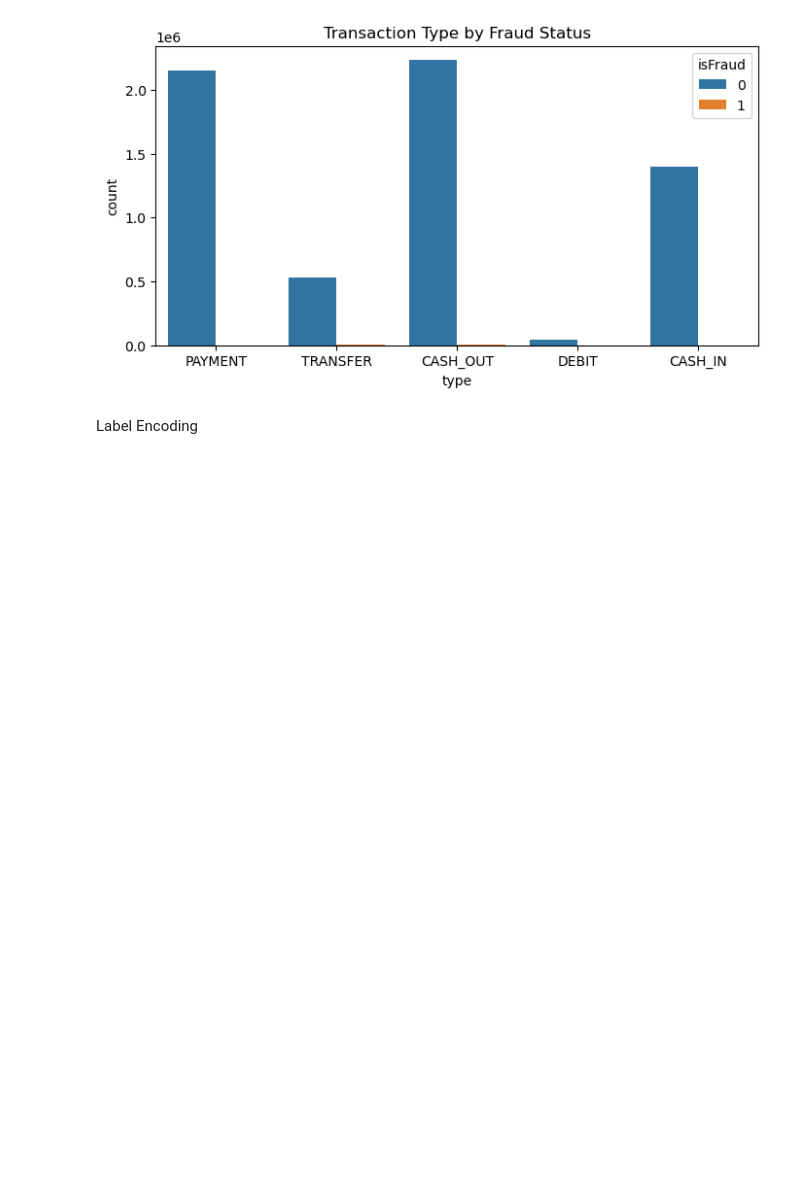
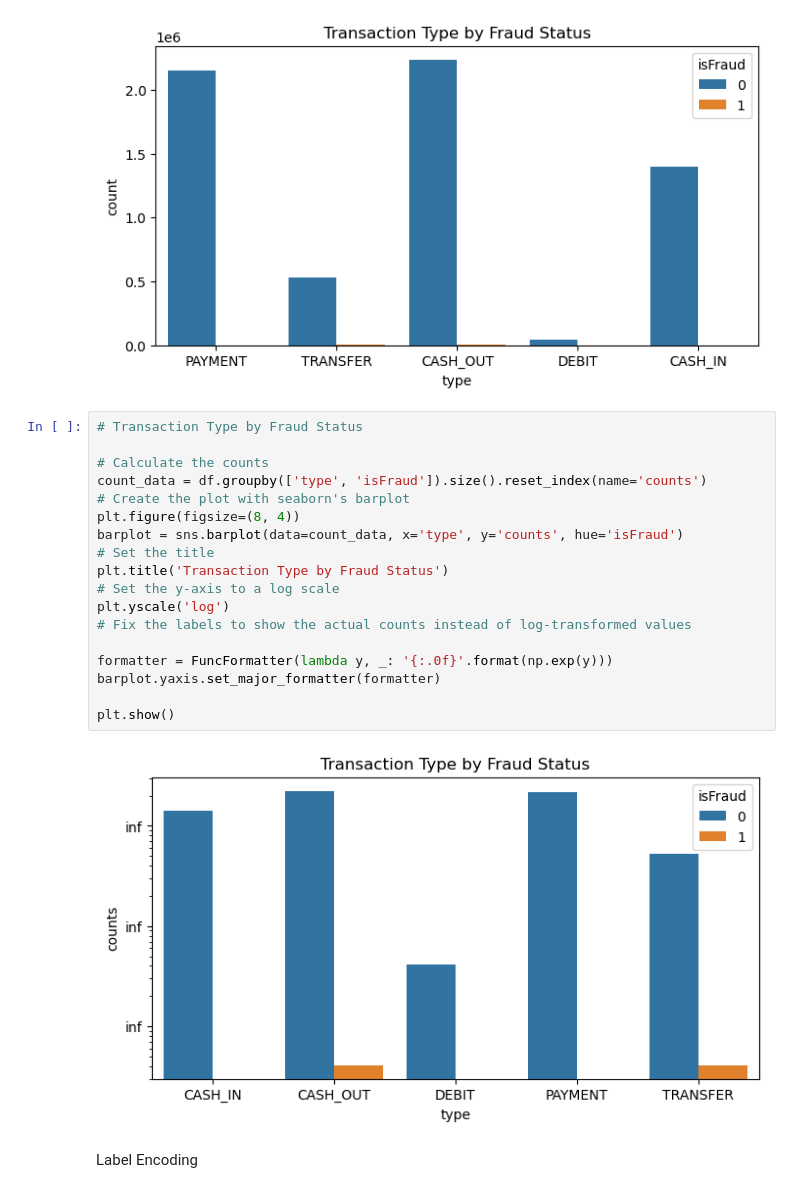
Before and after one commit to azades/Fraud-Detection, a Jupyter notebook: EDA.ipynb, the cells around one changed output. Saved outputs shown, nothing was run; the diff lists cells and outputs as text; blank space fills up the shorter version.

```diff
--- a/EDA.ipynb
+++ b/EDA.ipynb
@@ -96,6 +118,26 @@ plt.title('Transaction Type by Fraud Status')
 plt.show()
 # %% [output]
 [figure]
+# %%
+# Transaction Type by Fraud Status
+
+# Calculate the counts
+count_data = df.groupby(['type', 'isFraud']).size().reset_index(name='counts')
+# Create the plot with seaborn's barplot
+plt.figure(figsize=(8, 4))
+barplot = sns.barplot(data=count_data, x='type', y='counts', hue='isFraud')
+# Set the title
+plt.title('Transaction Type by Fraud Status')
+# Set the y-axis to a log scale
+plt.yscale('log')
+# Fix the labels to show the actual counts instead of log-transformed values
+
+formatter = FuncFormatter(lambda y, _: '{:.0f}'.format(np.exp(y)))
+barplot.yaxis.set_major_formatter(formatter)
+
+plt.show()
+# %% [output]
+[figure, added]
 # %% [markdown]
 Label Encoding
 # %%
```
Also changed, not shown: parts of 32 cells of this notebook.
